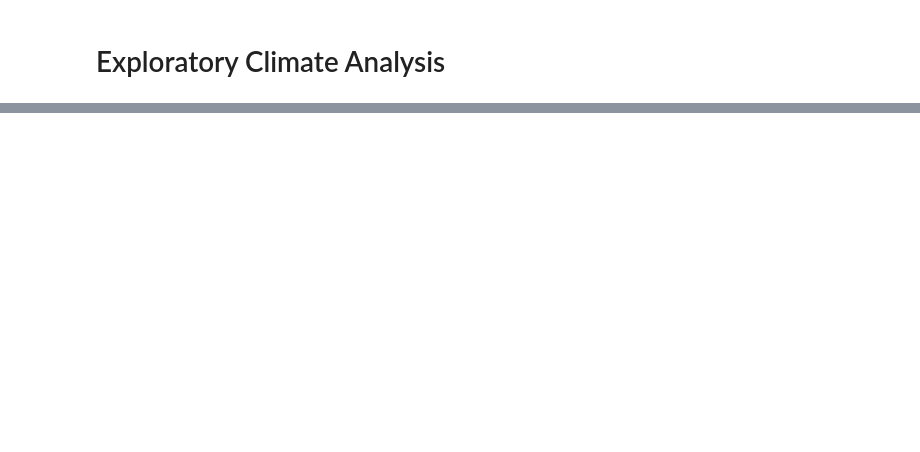
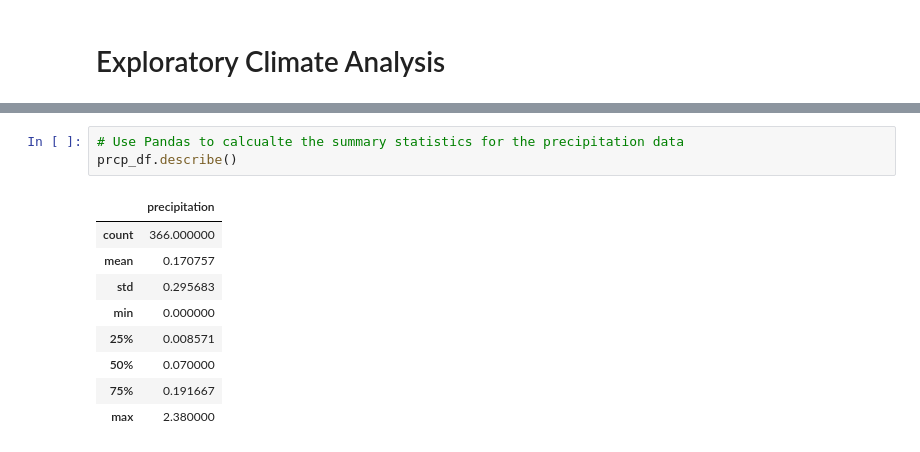
Before and after one commit to cmoeser5/Hawaii-Climate-Analysis, a Jupyter notebook: climate.ipynb, the cells around one changed output, grey strips where cells are left out. Drawn from its saved outputs; the diff is of its cells as text; blank space fills up the shorter version.

```diff
--- a/climate.ipynb
+++ b/climate.ipynb
@@ -120,0 +160,13 @@ Dates from the last year - start date: 2016-08-23 and end date 2017-08-23
+# %%
+# Use Pandas to calcualte the summary statistics for the precipitation data
+prcp_df.describe()
+# %% [output]
+|  | precipitation |
+| count | 366.000000 |
+| mean | 0.170757 |
+| std | 0.295683 |
+| min | 0.000000 |
+| 25% | 0.008571 |
+| 50% | 0.070000 |
+| 75% | 0.191667 |
+| max | 2.380000 |
```
Also changed, not shown: parts of 8 cells of this notebook.
